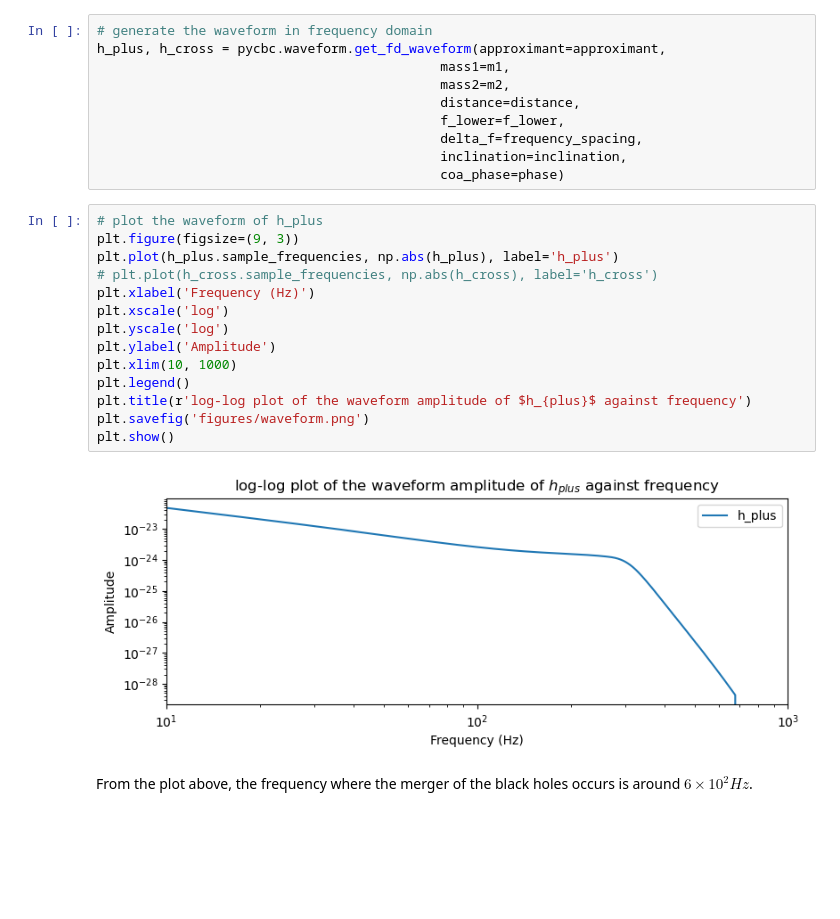
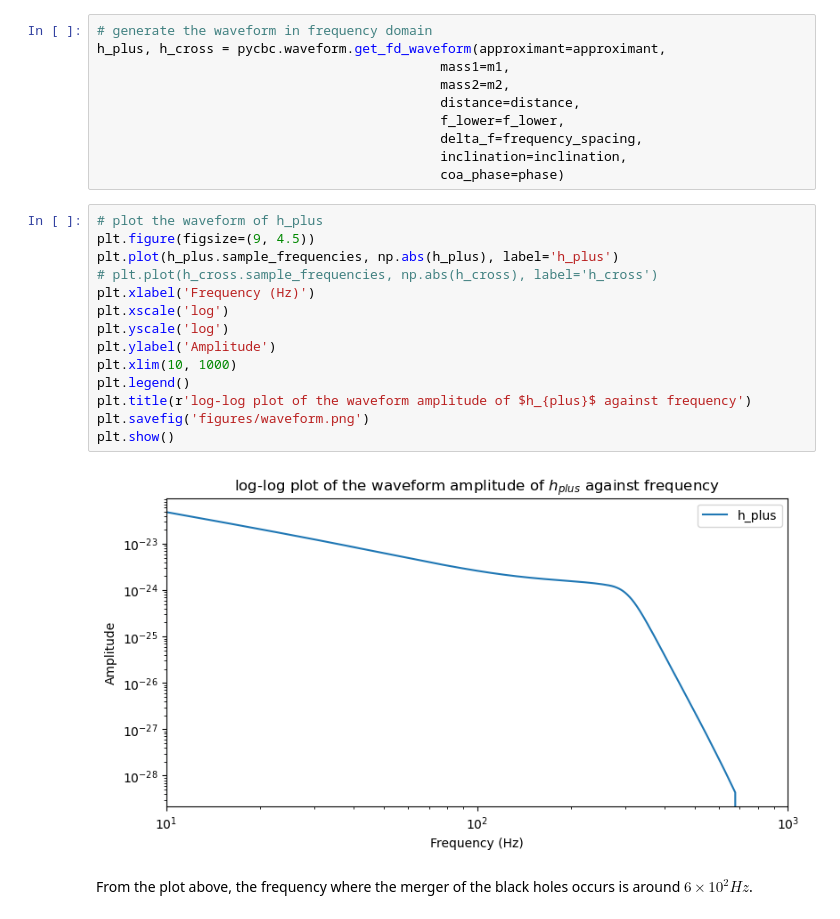
Before and after one commit to ZhongXinyu/Gravitational-Waves-Detection, a Jupyter notebook: part1.ipynb, the cells around one changed output. Saved outputs shown, nothing was run; the diff lists cells and outputs as text; blank space fills up the shorter version.

```diff
--- a/part1.ipynb
+++ b/part1.ipynb
@@ -39,20 +57,20 @@ h_plus, h_cross = pycbc.waveform.get_fd_waveform(approximant=approximant,
                                             coa_phase=phase)
 # %%
 # plot the waveform of h_plus
-plt.figure(figsize=(9, 3))
+plt.figure(figsize=(9, 4.5))
 plt.plot(h_plus.sample_frequencies, np.abs(h_plus), label='h_plus')
 # plt.plot(h_cross.sample_frequencies, np.abs(h_cross), label='h_cross')
 plt.xlabel('Frequency (Hz)')
 plt.xscale('log')
 plt.yscale('log')
 plt.ylabel('Amplitude')
 plt.xlim(10, 1000)
 plt.legend()
 plt.title(r'log-log plot of the waveform amplitude of $h_{plus}$ against frequency')
 plt.savefig('figures/waveform.png')
 plt.show()
 # %% [output]
-[figure, old version]
+[figure, new version]
 # %% [markdown]
 From the plot above, the frequency where the merger of the black holes occurs is around $6 \times 10^2 Hz$.
 # %% [markdown]
```
Also changed, not shown: parts of 4 cells of this notebook.
